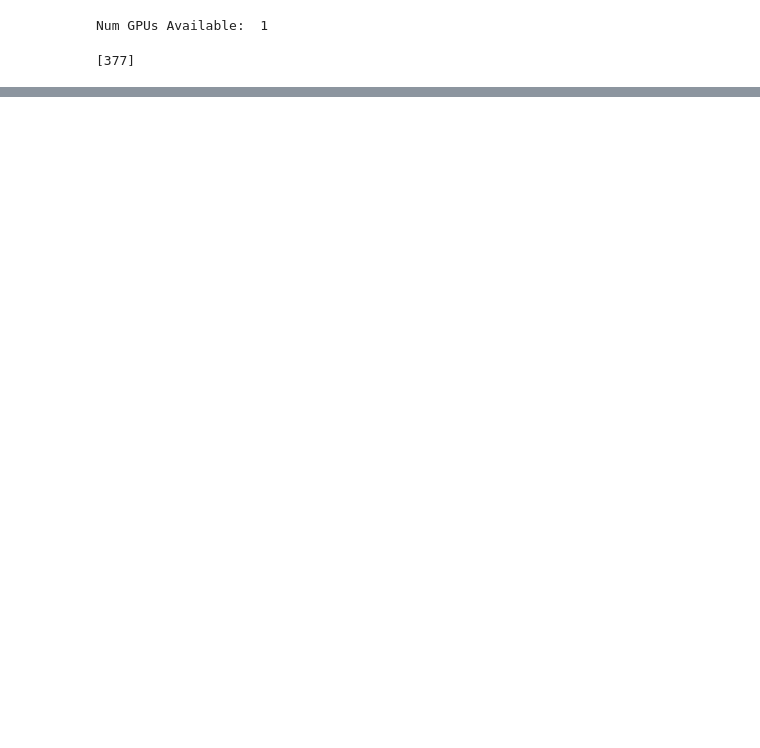
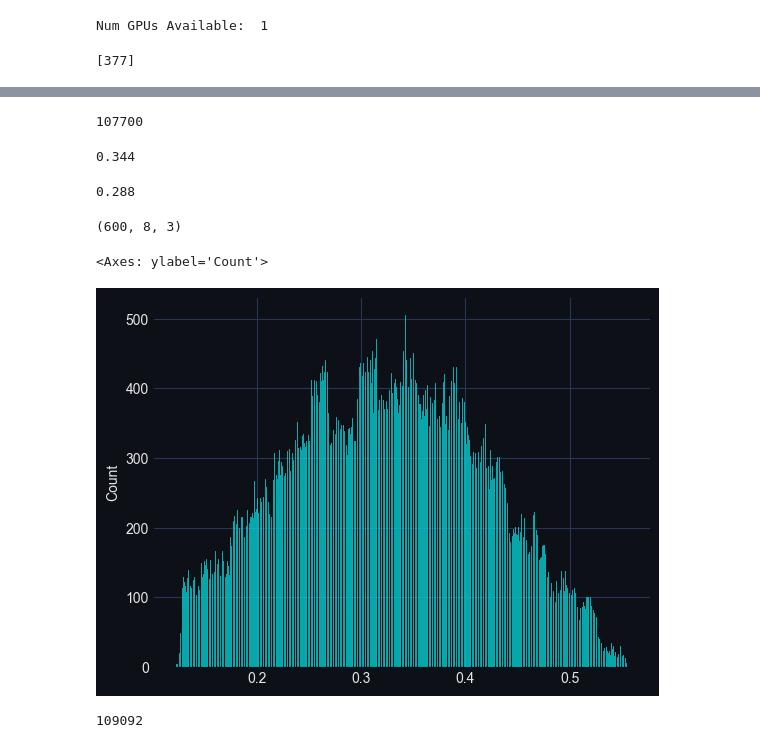
Before and after one commit to darkmatter2222/EVE-Online-Bot, a Jupyter notebook: TrainingPipelines/Universal_Regressor.ipynb, the cells around one changed output, grey strips where cells are left out. Saved outputs shown, nothing was run; the diff lists cells and outputs as text; code cells hidden in the pictures; blank space fills up the shorter version.

```diff
--- a/TrainingPipelines/Universal_Regressor.ipynb
+++ b/TrainingPipelines/Universal_Regressor.ipynb
@@ -133,0 +187,4 @@ img
+# %%
+len(train_alter_y)
+# %% [output]
+107700
@@ -134,3 +199,25 @@ img
+# %%
+train_y[0]
+# %% [output]
+0.344
+# %%
+train_y[-1]
+# %% [output]
+0.288
+# %%
+train_x[30].shape
+# %% [output]
+(600, 8, 3)
+# %%
+import seaborn as sns
+sns.histplot(train_y, bins=600)
+# %% [output]
+<Axes: ylabel='Count'>
+[figure, added]
+# %%
+len(train_x)
+# %% [output]
+109092
 # %%
 # measures of dispersion
 min_ = np.amin(train_y)
```
Also changed, not shown: parts of 28 cells of this notebook.
